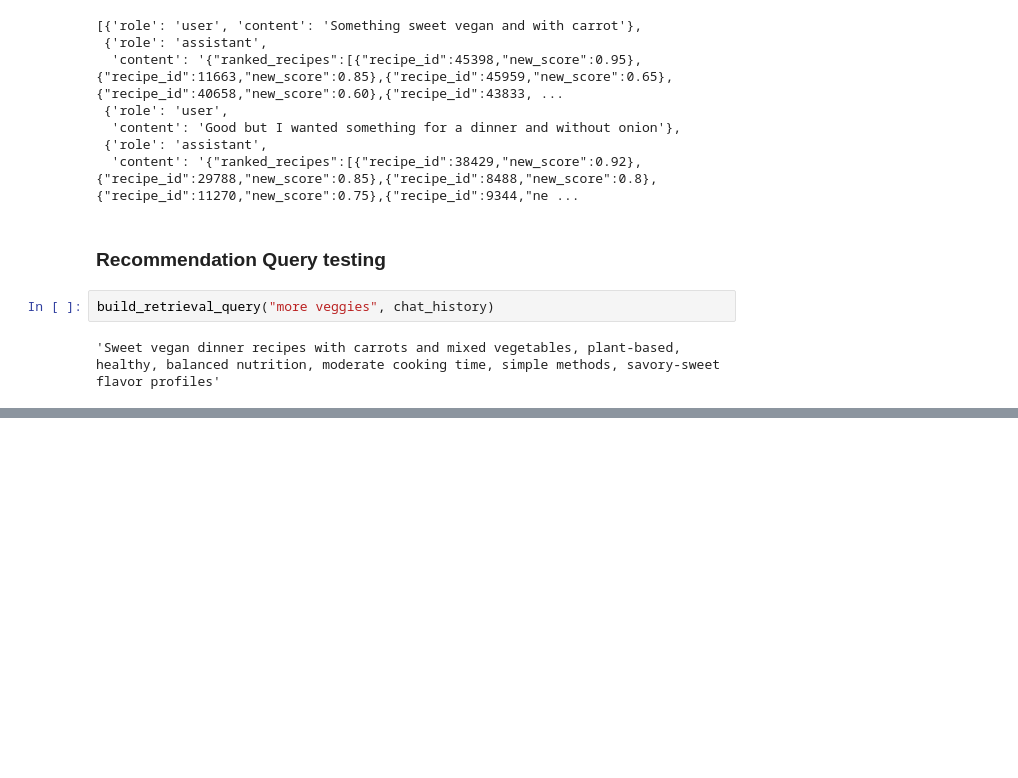
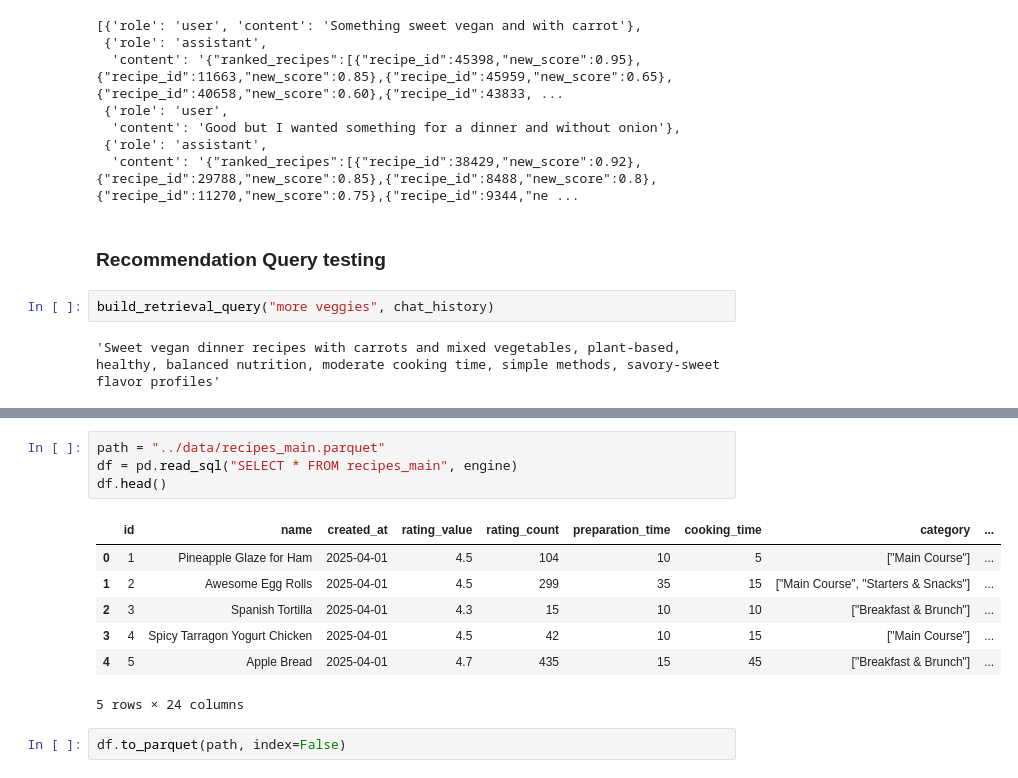
Before and after one commit to Bogsatchio/llm-recipe-recommender, a Jupyter notebook: notebooks/query_testing.ipynb, the cells around one changed output, grey strips where cells are left out. Drawn from its saved outputs; the diff is of its cells as text; blank space fills up the shorter version.

Commit message:
added database check and data loading mechanism + some fixes to dependency injections

```diff
--- a/notebooks/query_testing.ipynb
+++ b/notebooks/query_testing.ipynb
@@ -483,3 +483,17 @@ Vegan Hot and Sour Soup is spicy and has mushrooms but is a soup, so scored lowe
 | 4 | 47531 | Vegan Mushroom Salad | 4.4 | 9 | 10 | ["Main Course"] | World / Fusion | ["vegetable oil", "lemon juice", ... | 0 | ... |
 | 5 | 40725 | Vegan Mushroom Risotto | 4.8 | 6 | 60 | ["Main Course"] | North American | ["vegetable stock", "olive oil", ... | 0 | ... |
 | 6 | 45527 | Vegan Creamy Mushroom and Farro Soup | 4.9 | 13 | 60 | ["Main Course"] | World / Fusion | ["olive oil", "onion", "celery", ... | 0 | ... |
+# %%
+path = "../data/recipes_main.parquet"
+df = pd.read_sql("SELECT * FROM recipes_main", engine)
+df.head()
+# %% [output]
+|  | id | name | created_at | rating_value | rating_count | preparation_time | cooking_time | category | ... |
+| 0 | 1 | Pineapple Glaze for Ham | 2025-04-01 | 4.5 | 104 | 10 | 5 | ["Main Course"] | ... |
+| 1 | 2 | Awesome Egg Rolls | 2025-04-01 | 4.5 | 299 | 35 | 15 | ["Main Course", "Starters & Snacks"] | ... |
+| 2 | 3 | Spanish Tortilla | 2025-04-01 | 4.3 | 15 | 10 | 10 | ["Breakfast & Brunch"] | ... |
+| 3 | 4 | Spicy Tarragon Yogurt Chicken | 2025-04-01 | 4.5 | 42 | 10 | 15 | ["Main Course"] | ... |
+| 4 | 5 | Apple Bread | 2025-04-01 | 4.7 | 435 | 15 | 45 | ["Breakfast & Brunch"] | ... |
+5 rows × 24 columns
+# %%
+df.to_parquet(path, index=False)
```
Also changed, not shown: parts of 4 cells of this notebook, 7 other files.
